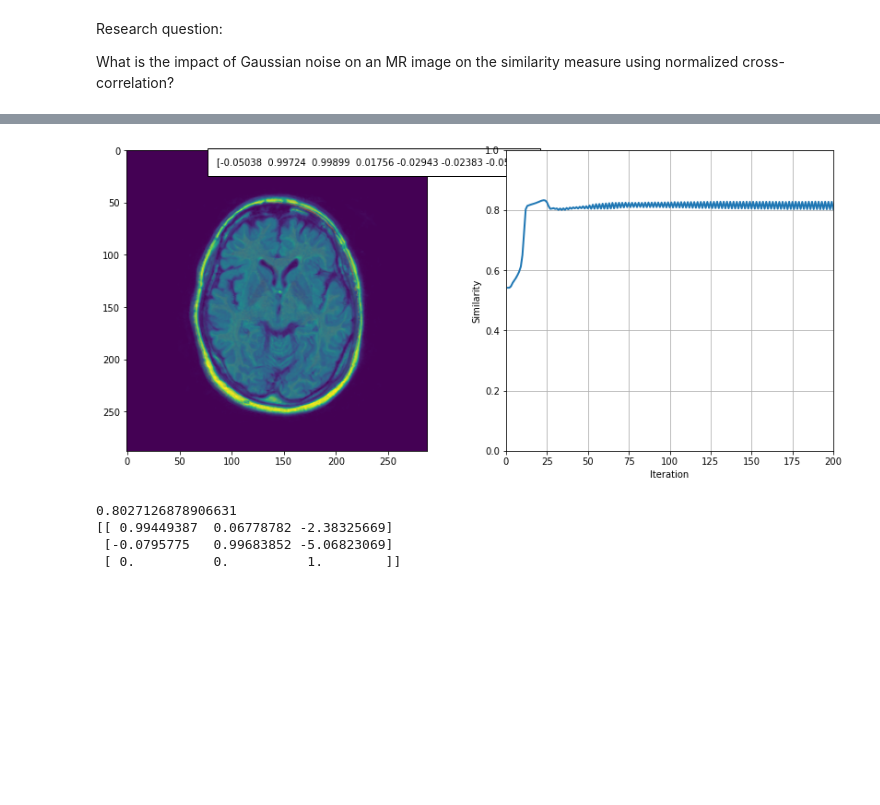
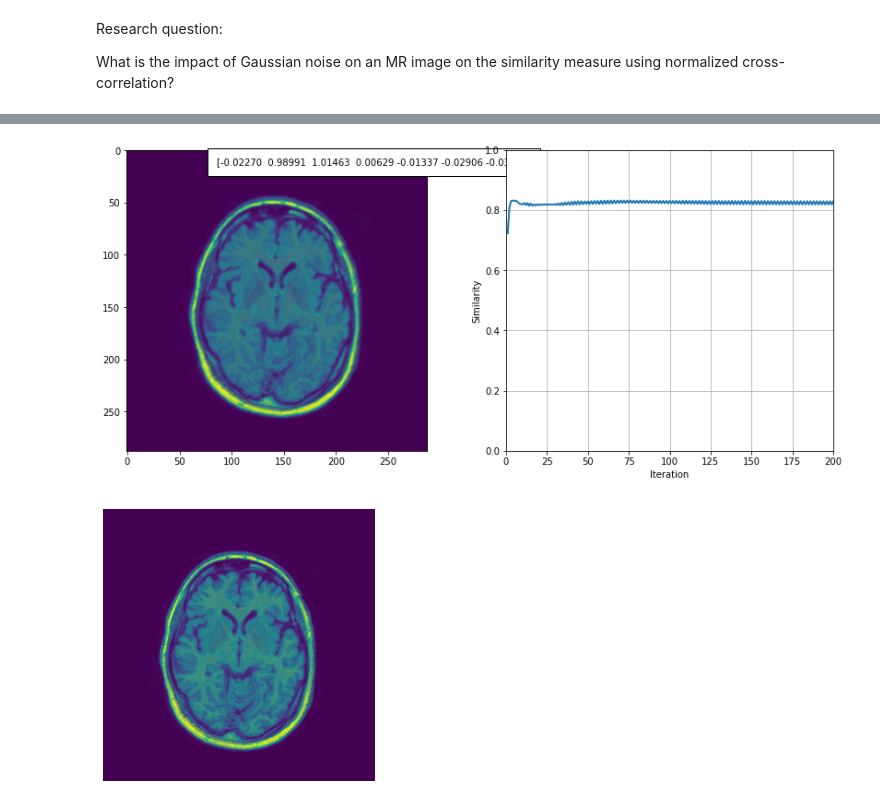
Before and after one commit to LarsvanSprang/8be030-13, a Jupyter notebook: main.ipynb, the cells around one changed output, grey strips where cells are left out. Saved outputs shown, nothing was run; the diff lists cells and outputs as text; code cells hidden in the pictures; blank space fills up the shorter version.

```diff
--- a/main.ipynb
+++ b/main.ipynb
@@ -104,8 +108,8 @@ What is the impact of Gaussian noise on an MR image on the similarity measure us
 tIm = plt.imread('image_data/1_1_t1.tif')
 rIm = plt.imread('image_data/1_1_t2.tif')
 
-stack_original = project1.downsampler(4, 20, tIm)
-stack_rotated = project1.downsampler(4, 20, rIm)
+stack_original = project1.downsampler(3, 10, tIm)
+stack_rotated = project1.downsampler(3, 10, rIm)
 
 num_images = len(stack_original)
 
@@ -124,12 +128,19 @@ plt.show()
 # %%
 
 for i in range(0, num_images):
     Th = project1.intensity_based_registration_affine_th(stack_original[i], stack_rotated[i])
     if i < (num_images - 1):
-        stack_original[i+1], Xt1 = reg.image_transform(stack_rotated[i+1],Th)
+        stack_rotated[i+1], Xt1 = reg.image_transform(stack_rotated[i+1],Th)
+
+#display best final image overlaid on the original
+transformed = reg.image_transform(stack_rotated[-1], Th)
+
+fig, ax = plt.subplots(figsize=(5, 5))
+ax.imshow(transformed[0], alpha=1)
+ax.imshow(stack_original[-1], alpha=0.5)
+
+plt.axis('off')
+plt.show()
 # %% [output]
-[figure, old version]
+[figure, new version]
-0.8027126878906631
-[[ 0.99449387  0.06778782 -2.38325669]
- [-0.0795775   0.99683852 -5.06823069]
- [ 0.          0.          1.        ]]
+[figure, added]
```
Also changed, not shown: parts of 4 cells of this notebook.
